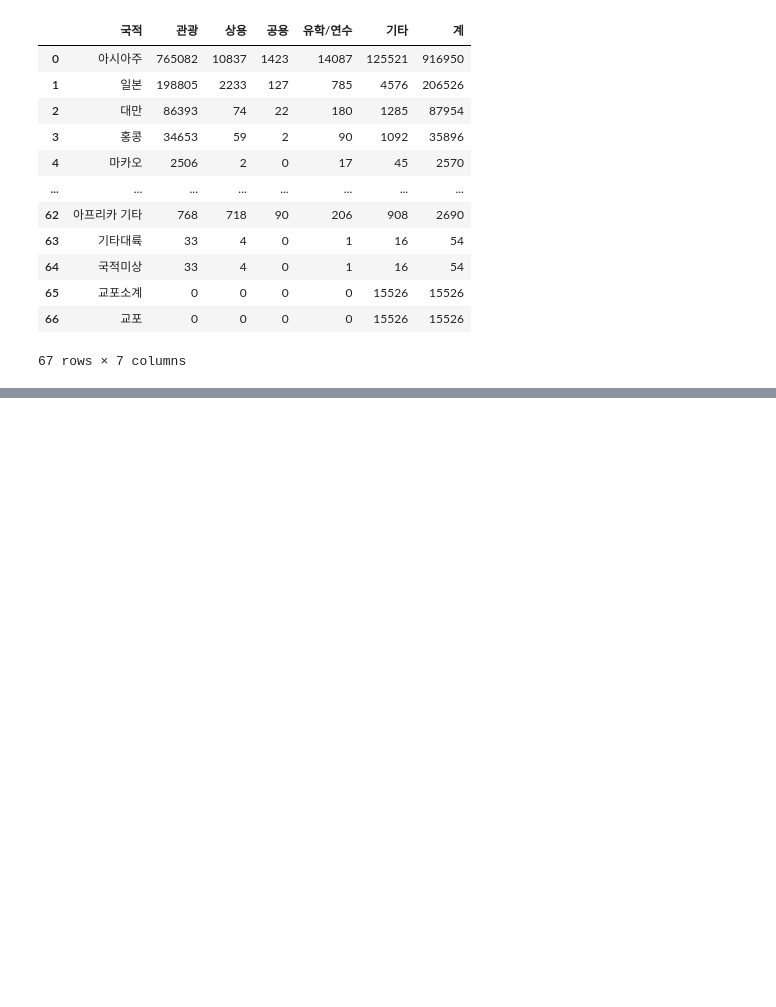
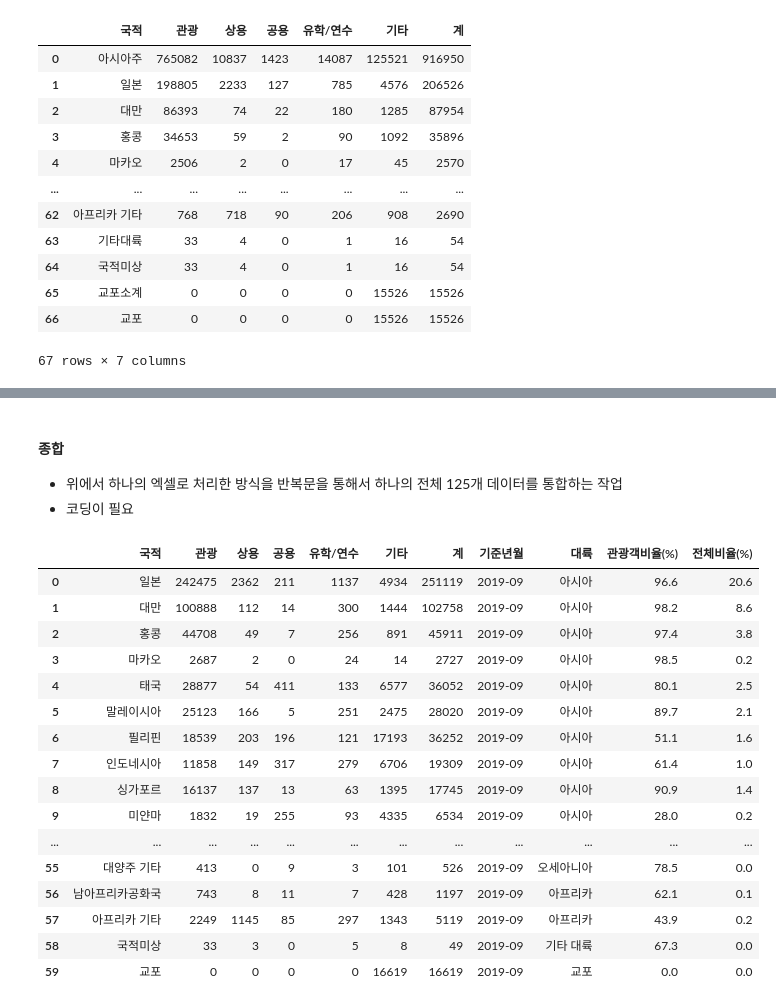
Before and after one commit to KangJeongTaek/bigdata-analysis-2024, a Jupyter notebook: day03/da09_코로나19_영향_중국인관광객수_감소여부.ipynb, the cells around one changed output, grey strips where cells are left out. Saved outputs shown, nothing was run; the diff lists cells and outputs as text; code cells hidden in the pictures; blank space fills up the shorter version.

```diff
--- a/day03/da09_코로나19_영향_중국인관광객수_감소여부.ipynb
+++ b/day03/da09_코로나19_영향_중국인관광객수_감소여부.ipynb
@@ -33,0 +262,3 @@ kto_201901
+# %%
+##SettingWithCopyWarning 해제하는 법
+pd.set_option('mode.chained_assignment',None)
@@ -33,0 +298,4 @@ kto_201901
+# %%
+condition = kto_201901_countires['국적'] == '중국'
+
+kto_201901_countires[condition]
@@ -33,0 +325,3 @@ kto_201901
+# %%
+## 전체 외국인 관광객 수
+totalSum = sum(kto_201901_countires['관광'])
@@ -33,0 +368,54 @@ kto_201901
+# %% [markdown]
+#### 종합
+- 위에서 하나의 엑셀로 처리한 방식을 반복문을 통해서 하나의 전체 125개 데이터를 통합하는 작업
+- 코딩이 필요
+# %%
+## 년월별 데이터 전처리함수
+def createData(yyyy,mm):
+    # 1. 엑셀 파일 지정
+    filePath = f'./data/kto_{yyyy}{mm:02d}.xlsx'
+
+    # 2. 엑셀 파일 불러오기
+    df = pd.read_excel(filePath,header=1,skipfooter=4,usecols='A:G')
+
+    # 3. 기준년월 컬럼 추가
+    df['기준년월'] = f'{yyyy}-{mm:02d}'
+
+    # 4. "국적"컬럼에서 대륙 제거하고 국가만 남기기
+    ignore_list = ['아시아주','미주','구주','대양주','아프리카주','기타대륙','교포소계']
+    condition = df['국적'].isin(ignore_list) == False
+    df_countries = df[condition].reset_index(drop=True)
+
+    # 5. 대륙 컬럼 추가
+    continents= ['아시아']*25 + ['아메리카'] * 5 + ['유럽'] * 23+ ['오세아니아'] * 3 + ['아프리카'] * 2 + ['기타 대륙'] +['교포']
+    df_countries['대륙'] = continents
+
+    # 6. 국가별 관광객비율(%) 컬럼 추가
+    df_countries['관광객비율(%)'] = round(df_countries['관광'] / df_countries['계'] * 100,1)
+
+    # 7. 전체 비율(%) 컬럼 추가
+    totalSum = sum(df_countries['관광'])
+    df_countries['전체비율(%)'] = round(df_countries['관광'] / totalSum * 100,1)
+
+    # 8. 결과리턴
+    return(df_countries)
+# %%
+createData(2019,9)
+# %% [output]
+|  | 국적 | 관광 | 상용 | 공용 | 유학/연수 | 기타 | 계 | 기준년월 | 대륙 | 관광객비율(%) | 전체비율(%) |
+| 0 | 일본 | 242475 | 2362 | 211 | 1137 | 4934 | 251119 | 2019-09 | 아시아 | 96.6 | 20.6 |
+| 1 | 대만 | 100888 | 112 | 14 | 300 | 1444 | 102758 | 2019-09 | 아시아 | 98.2 | 8.6 |
+| 2 | 홍콩 | 44708 | 49 | 7 | 256 | 891 | 45911 | 2019-09 | 아시아 | 97.4 | 3.8 |
+| 3 | 마카오 | 2687 | 2 | 0 | 24 | 14 | 2727 | 2019-09 | 아시아 | 98.5 | 0.2 |
+| 4 | 태국 | 28877 | 54 | 411 | 133 | 6577 | 36052 | 2019-09 | 아시아 | 80.1 | 2.5 |
+| 5 | 말레이시아 | 25123 | 166 | 5 | 251 | 2475 | 28020 | 2019-09 | 아시아 | 89.7 | 2.1 |
+| 6 | 필리핀 | 18539 | 203 | 196 | 121 | 17193 | 36252 | 2019-09 | 아시아 | 51.1 | 1.6 |
+| 7 | 인도네시아 | 11858 | 149 | 317 | 279 | 6706 | 19309 | 2019-09 | 아시아 | 61.4 | 1.0 |
+| 8 | 싱가포르 | 16137 | 137 | 13 | 63 | 1395 | 17745 | 2019-09 | 아시아 | 90.9 | 1.4 |
+| 9 | 미얀마 | 1832 | 19 | 255 | 93 | 4335 | 6534 | 2019-09 | 아시아 | 28.0 | 0.2 |
+| ... | ... | ... | ... | ... | ... | ... | ... | ... | ... | ... | ... |
+| 55 | 대양주 기타 | 413 | 0 | 9 | 3 | 101 | 526 | 2019-09 | 오세아니아 | 78.5 | 0.0 |
+| 56 | 남아프리카공화국 | 743 | 8 | 11 | 7 | 428 | 1197 | 2019-09 | 아프리카 | 62.1 | 0.1 |
+| 57 | 아프리카 기타 | 2249 | 1145 | 85 | 297 | 1343 | 5119 | 2019-09 | 아프리카 | 43.9 | 0.2 |
+| 58 | 국적미상 | 33 | 3 | 0 | 5 | 8 | 49 | 2019-09 | 기타 대륙 | 67.3 | 0.0 |
+| 59 | 교포 | 0 | 0 | 0 | 0 | 16619 | 16619 | 2019-09 | 교포 | 0.0 | 0.0 |
```
Also changed, not shown: parts of 33 cells of this notebook, 5 other files.
